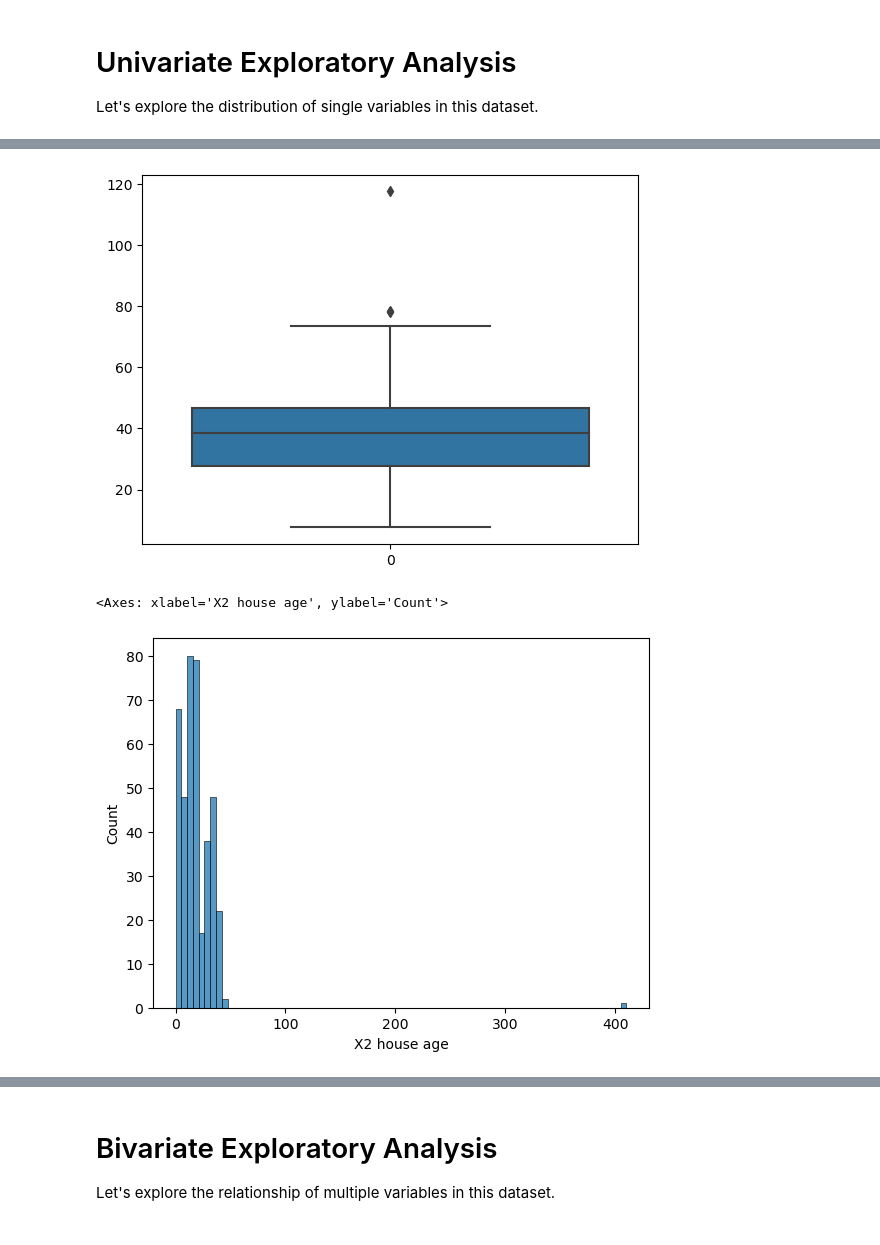
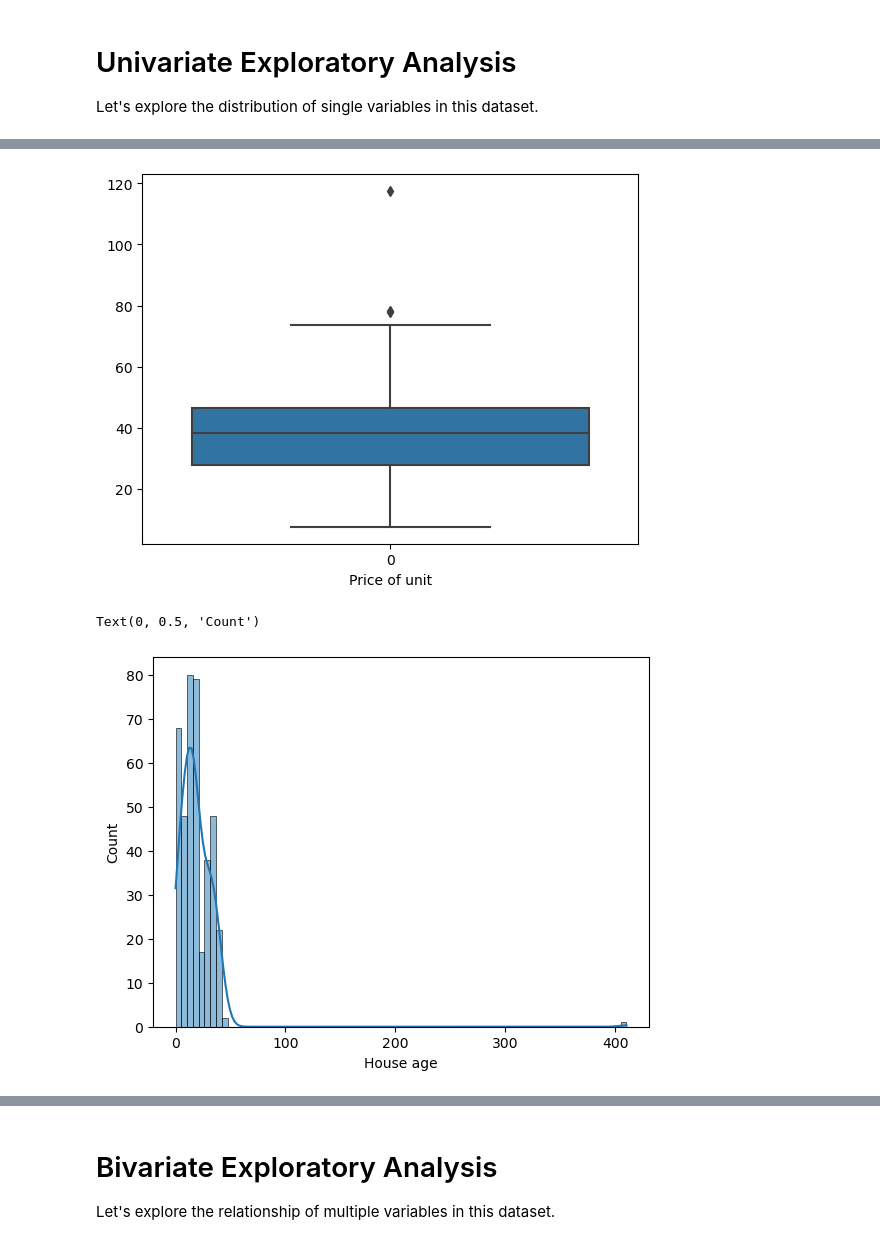
Before and after one commit to Severesix907/Rental-Lab, a Jupyter notebook: code/data_prep/01explore.ipynb, the cells around one changed output, grey strips where cells are left out. Drawn from its saved outputs; the diff is of its cells as text; code cells hidden in the pictures.

```diff
--- a/code/data_prep/01explore.ipynb
+++ b/code/data_prep/01explore.ipynb
@@ -68,15 +74,18 @@ plt.show()
 # %%
 sns.boxplot(df["Y house price of unit area"])
+plt.xlabel("Price of unit")
 plt.show()
 # %% [output]
-[figure, old version]
+[figure, new version]
 # %%
 # TODO : plot histogram of "X2 house age" using sns here
 # documentation: https://seaborn.pydata.org/generated/seaborn.histplot.html
-sns.histplot(df["X2 house age"])
+sns.histplot(df["X2 house age"], kde = True)
+plt.xlabel("House age")
+plt.ylabel('Count')
 # %% [output]
-<Axes: xlabel='X2 house age', ylabel='Count'>
+Text(0, 0.5, 'Count')
-[figure, old version]
+[figure, new version]
 # %%
 # TODO : plot boxplot of "X2 house age" using sns here
 # documentation: https://seaborn.pydata.org/generated/seaborn.boxplot.html
```
Also changed, not shown: parts of 7 cells of this notebook, 5 other files.
